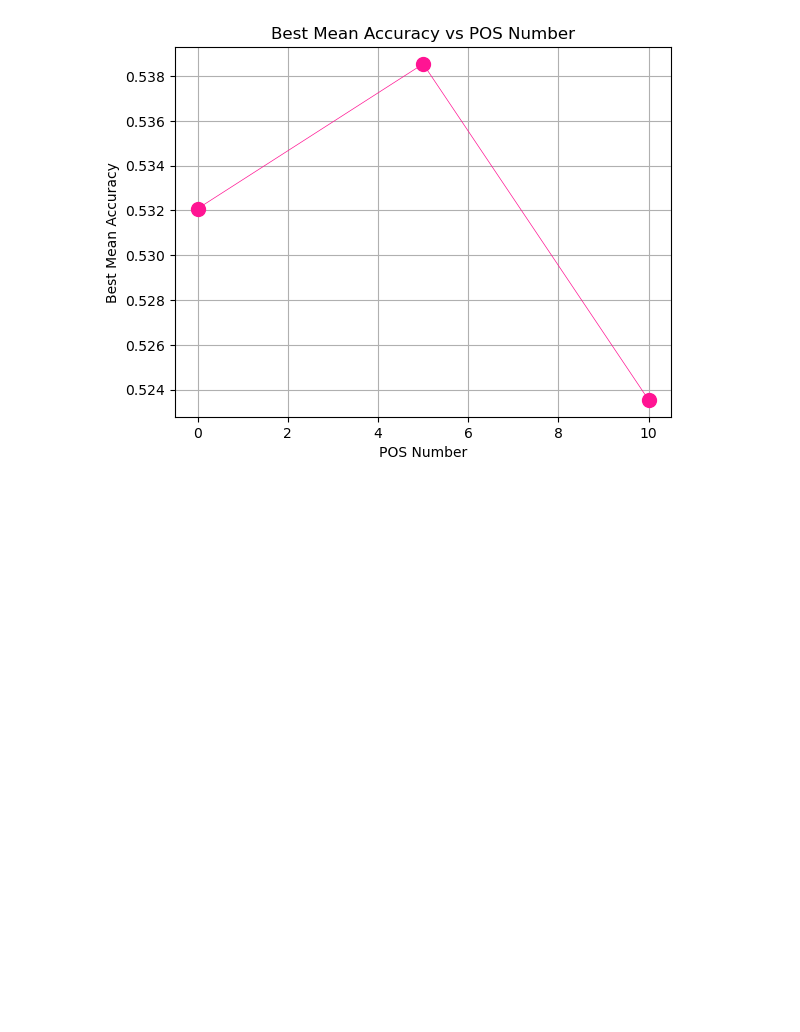
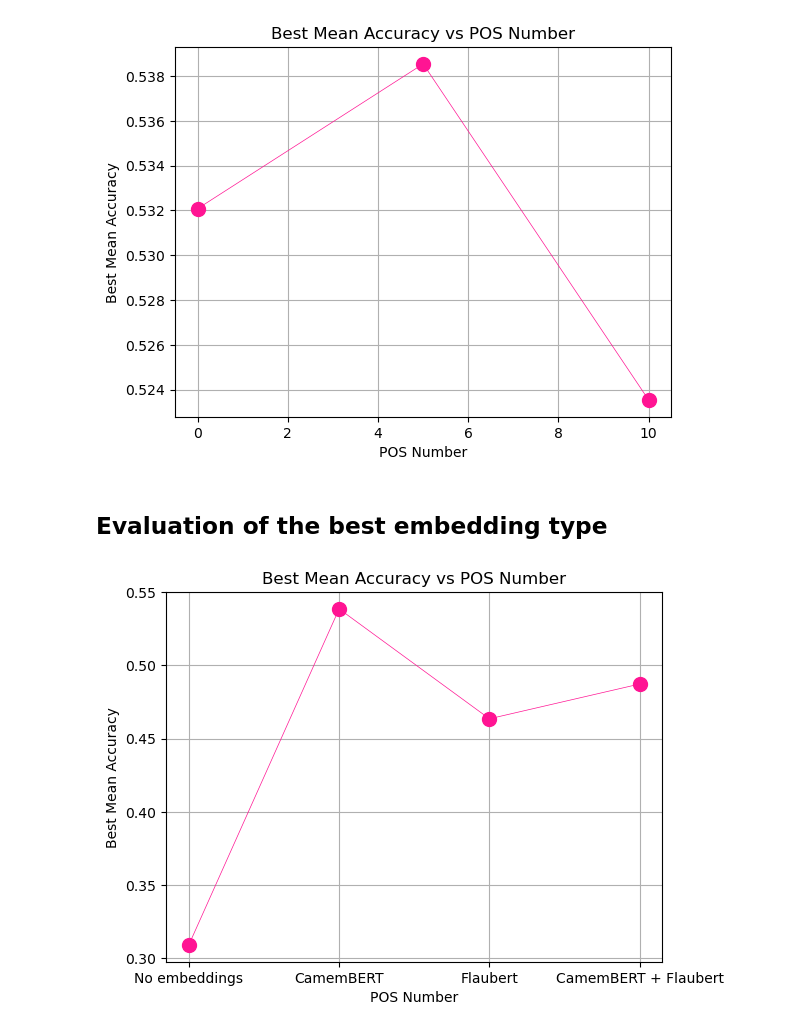
Before and after one commit to BeatriceVaienti/dsml_project, a Jupyter notebook: notebooks/models_evaluation_viz.ipynb, the cells around one changed output. Drawn from its saved outputs; the diff is of its cells as text; code cells hidden in the pictures; blank space fills up the shorter version.

```diff
--- a/notebooks/models_evaluation_viz.ipynb
+++ b/notebooks/models_evaluation_viz.ipynb
@@ -149,7 +149,7 @@ import json
 import matplotlib.pyplot as plt
 
 # Read the JSON data
-file_path = '../hyperparameters_log/nn_hyperparameter_log_cam-5pos.json'
+file_path = '../hyperparameters_log/embeddings_evaluation/nn_hyperparameter_log_cam-5pos.json'
 with open(file_path, 'r') as file:
     data = [json.loads(line) for line in file]
 
@@ -327,3 +327,52 @@ plt.grid(True)
 plt.show()
 # %% [output]
 [figure]
+# %% [markdown]
+## Evaluation of the best embedding type
+# %%
+import json
+import os
+import matplotlib.pyplot as plt
+
+# Path to the directory containing the JSON files
+directory = "../hyperparameters_log/embeddings_evaluation/"
+no_emb = "nn_hyperparameter_log_no-emb-5pos.json"
+cam = "nn_hyperparameter_log_cam-5pos.json"
+flau = "nn_hyperparameter_log_flau-5pos.json"
+two_emb = "nn_hyperparameter_log_2emb-5pos.json"
+
+# Dictionary to store the highest mean accuracy for each file
+highest_accuracies = {}
+
+# List to store the sorted files
+sorted_files = [no_emb, cam, flau, two_emb]
+
+# Iterate through each file
+for filename in sorted_files:
+    filepath = os.path.join(directory, filename)
+    with open(filepath, 'r') as file:
+        # Read each line in the file
+        for line in file:
+            try:
+                entry = json.loads(line)
+                mean_accuracy = entry["mean_accuracy"]
+                hyperparameters = entry["hyperparameters"]
+                # Check if this mean accuracy is higher than the previous max
+                if filename not in highest_accuracies or mean_accuracy > highest_accuracies[filename]["accuracy"]:
+                    highest_accuracies[filename] = {"accuracy": mean_accuracy, "hyperparameters": hyperparameters}
+            except json.JSONDecodeError:
+                print(f"Error parsing JSON in file: {filename}")
+
+# Extract pos numbers and corresponding accuracies
+embeddings = ['No embeddings', 'CamemBERT', 'Flaubert', 'CamemBERT + Flaubert']
+accuracies = [highest_accuracies[filename]["accuracy"] for filename in sorted_files]
+
+# Plotting
+plt.plot(embeddings, accuracies, marker='o', color='deeppink', markersize=10, linestyle='-', linewidth=0.5)
+plt.title('Best Mean Accuracy vs POS Number')
+plt.xlabel('POS Number')
+plt.ylabel('Best Mean Accuracy')
+plt.grid(True)
+plt.show()
+# %% [output]
+[figure, added]
```
Also changed, not shown: parts of 1 cell of this notebook, 6 other files.
